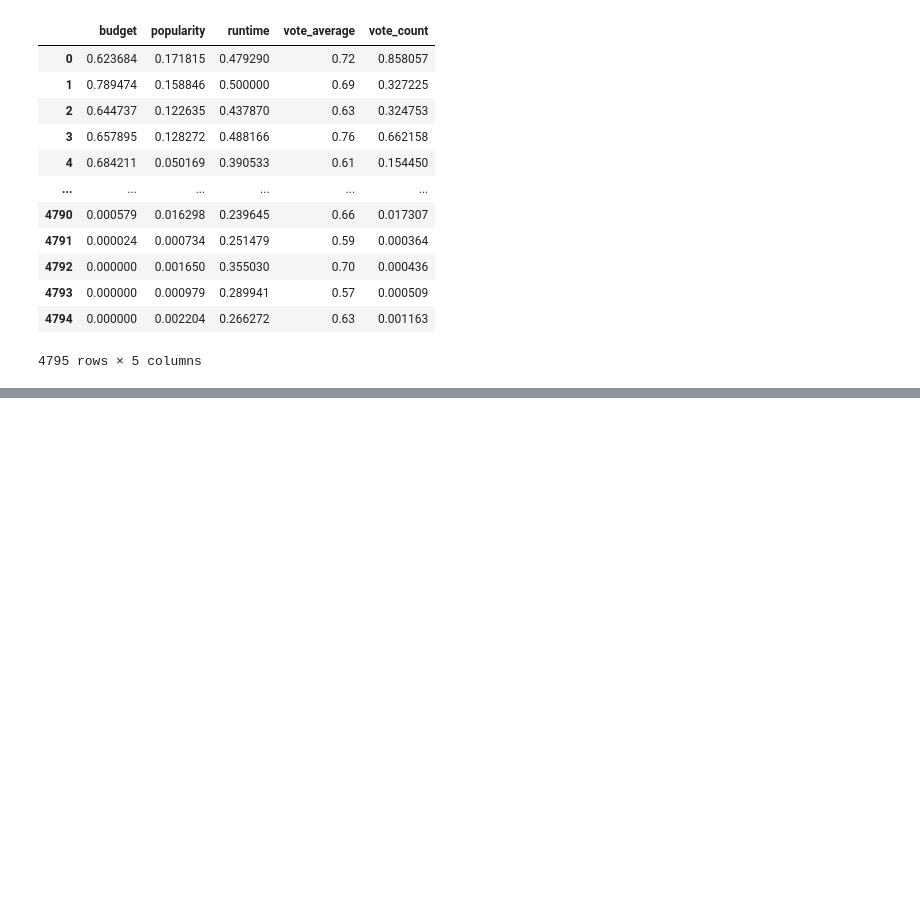
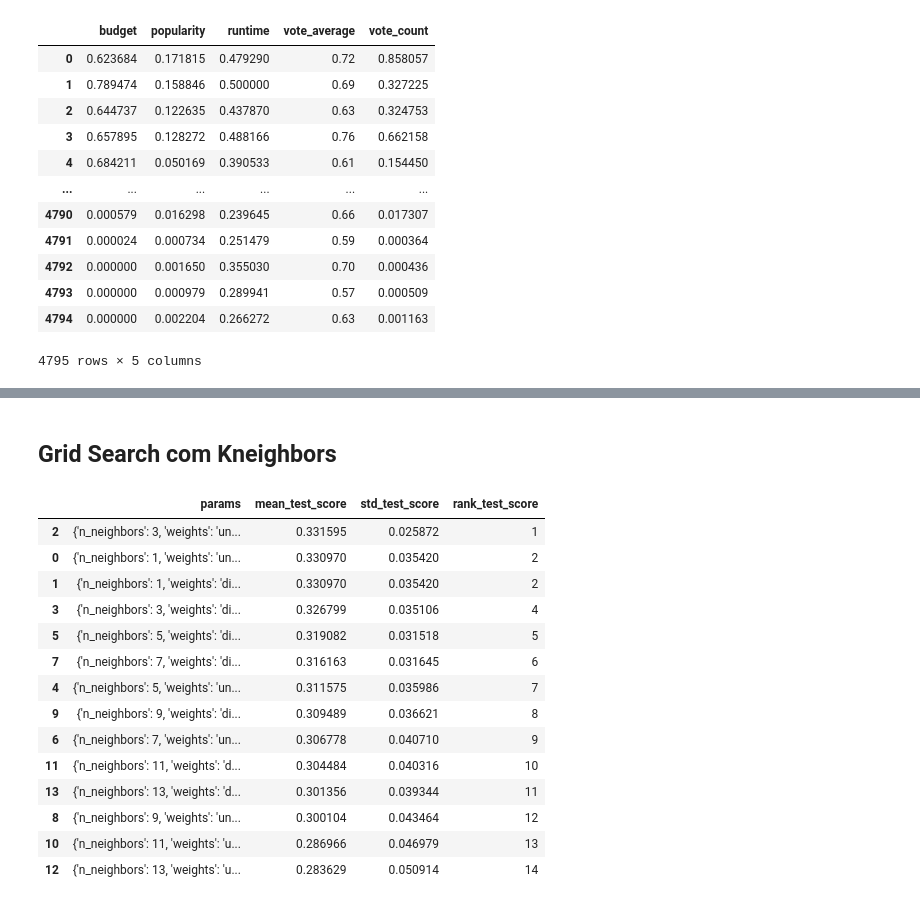
Before and after one commit to MatheusOde/TreinamentoIA, a Jupyter notebook: Treinamento IA.ipynb, the cells around one changed output, grey strips where cells are left out. Cells and saved outputs as stored; diff of their text form; code cells hidden in the pictures; blank space fills up the shorter version.

```diff
--- a/Treinamento IA.ipynb
+++ b/Treinamento IA.ipynb
@@ -290,0 +330,29 @@ results[view].sort_values(by='rank_test_score')
+# %% [markdown]
+## Grid Search com Kneighbors
+# %%
+parameters = {'n_neighbors' : [1, 3, 5, 7, 9, 11, 13], 'weights' : ['uniform', 'distance']}
+
+knn = KNeighborsClassifier()
+
+gs = GridSearchCV(knn, parameters, cv=5, scoring='accuracy')
+gs.fit(rev_pred_paramX, rev_pred_paramY)
+
+results = pd.DataFrame(gs.cv_results_)
+view = ['params', 'mean_test_score', 'std_test_score', 'rank_test_score']
+results[view].sort_values(by='rank_test_score')
+# %% [output]
+|  | params | mean_test_score | std_test_score | rank_test_score |
+| 2 | {'n_neighbors': 3, 'weights': 'un... | 0.331595 | 0.025872 | 1 |
+| 0 | {'n_neighbors': 1, 'weights': 'un... | 0.330970 | 0.035420 | 2 |
+| 1 | {'n_neighbors': 1, 'weights': 'di... | 0.330970 | 0.035420 | 2 |
+| 3 | {'n_neighbors': 3, 'weights': 'di... | 0.326799 | 0.035106 | 4 |
+| 5 | {'n_neighbors': 5, 'weights': 'di... | 0.319082 | 0.031518 | 5 |
+| 7 | {'n_neighbors': 7, 'weights': 'di... | 0.316163 | 0.031645 | 6 |
+| 4 | {'n_neighbors': 5, 'weights': 'un... | 0.311575 | 0.035986 | 7 |
+| 9 | {'n_neighbors': 9, 'weights': 'di... | 0.309489 | 0.036621 | 8 |
+| 6 | {'n_neighbors': 7, 'weights': 'un... | 0.306778 | 0.040710 | 9 |
+| 11 | {'n_neighbors': 11, 'weights': 'd... | 0.304484 | 0.040316 | 10 |
+| 13 | {'n_neighbors': 13, 'weights': 'd... | 0.301356 | 0.039344 | 11 |
+| 8 | {'n_neighbors': 9, 'weights': 'un... | 0.300104 | 0.043464 | 12 |
+| 10 | {'n_neighbors': 11, 'weights': 'u... | 0.286966 | 0.046979 | 13 |
+| 12 | {'n_neighbors': 13, 'weights': 'u... | 0.283629 | 0.050914 | 14 |
```
Also changed, not shown: parts of 14 cells of this notebook.
